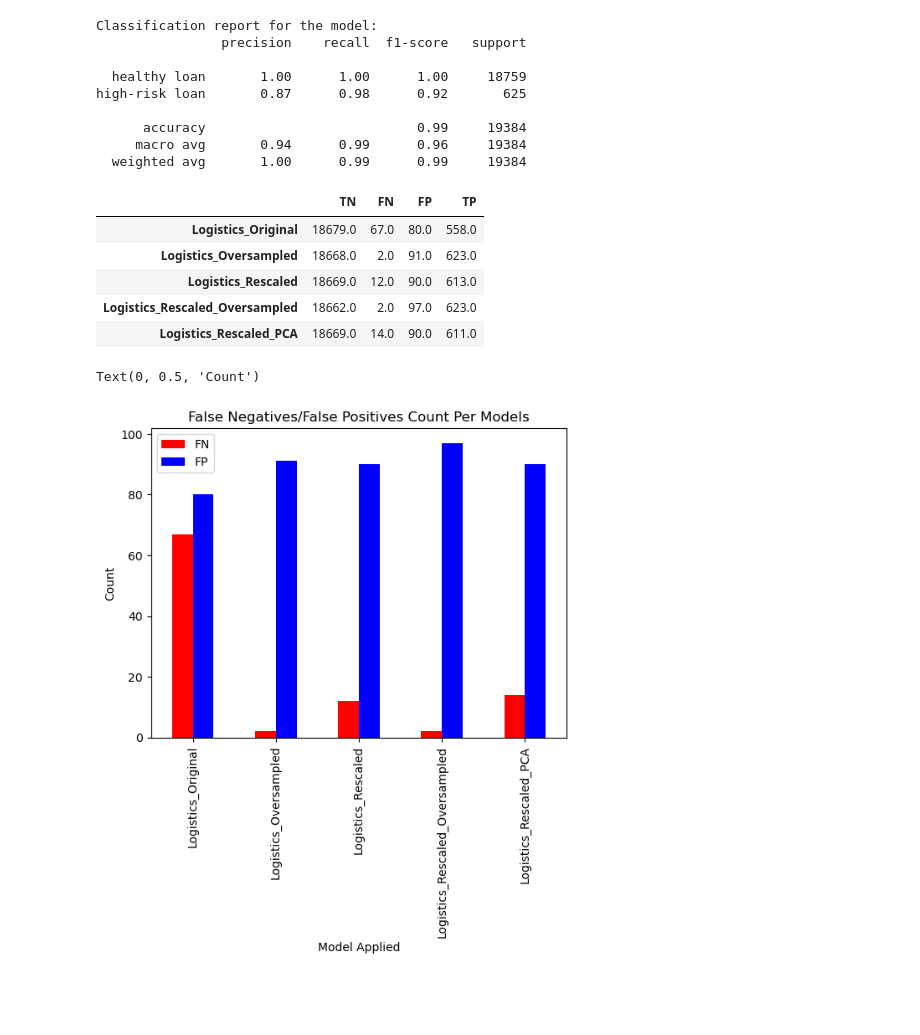
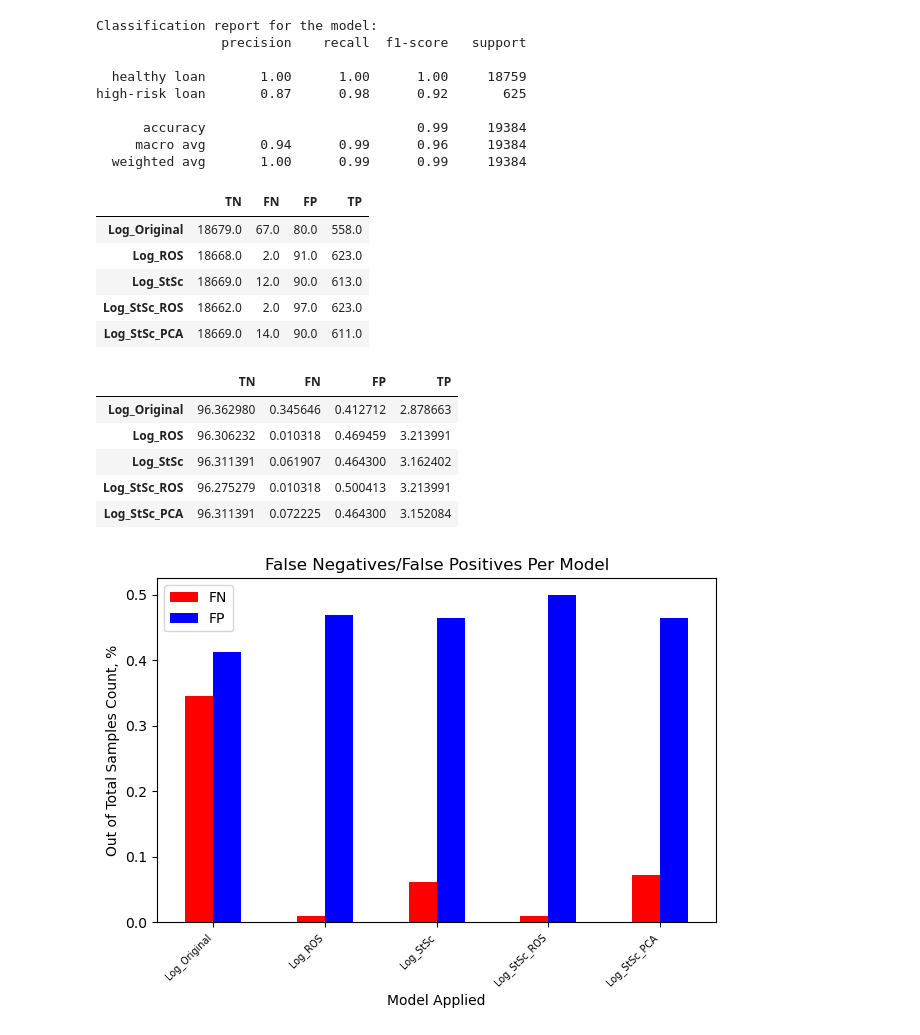
Before and after one commit to ValentynaK17/credit-risk-classification, a Jupyter notebook: Credit_Risk/credit_risk_classification.ipynb, the cells around one changed output. Cells and saved outputs as stored; diff of their text form; code cells hidden in the pictures; blank space fills up the shorter version.

Commit message:
adjusted comments + plot % instead of count

```diff
--- a/Credit_Risk/credit_risk_classification.ipynb
+++ b/Credit_Risk/credit_risk_classification.ipynb
@@ -408,7 +414,7 @@ high-risk loan       0.87      1.00      0.93       625
   weighted avg       1.00      0.99      1.00     19384
 # %%
 # Extend the dataframe with confusion matrix data for the model
-confusions_m_df=populate_df_conf_m(conf_m,confusions_m_df,'Logistics_Rescaled_Oversampled')
+confusions_m_df=populate_df_conf_m(conf_m,confusions_m_df,'Log_StSc_ROS')
 confusions_m_df
 # %% [output]
 |  | TN | FN | FP | TP |
@@ -436,7 +442,7 @@ array([[ 1.50211599,  0.56907337, -0.14757533],
        [ 1.5601859 ,  0.54981132, -0.15218264]])
 # %%
 # predict the output for reduced features number
-predictions_df=logistics_regression(pca_X, y)
+predictions_df=logistic_regression(pca_X, y)
 predictions_df.head()
 # %% [output]
 |  | predicted | expected |
@@ -464,22 +470,43 @@ high-risk loan       0.87      0.98      0.92       625
   weighted avg       1.00      0.99      0.99     19384
 # %%
 # Extend the dataframe with confusion matrix data for the model
-confusions_m_df=populate_df_conf_m(conf_m,confusions_m_df,'Logistics_Rescaled_PCA')
+confusions_m_df=populate_df_conf_m(conf_m,confusions_m_df,'Log_StSc_PCA')
 confusions_m_df
 # %% [output]
 |  | TN | FN | FP | TP |
-| Logistics_Original | 18679.0 | 67.0 | 80.0 | 558.0 |
-| Logistics_Oversampled | 18668.0 | 2.0 | 91.0 | 623.0 |
-| Logistics_Rescaled | 18669.0 | 12.0 | 90.0 | 613.0 |
-| Logistics_Rescaled_Oversampled | 18662.0 | 2.0 | 97.0 | 623.0 |
-| Logistics_Rescaled_PCA | 18669.0 | 14.0 | 90.0 | 611.0 |
+| Log_Original | 18679.0 | 67.0 | 80.0 | 558.0 |
+| Log_ROS | 18668.0 | 2.0 | 91.0 | 623.0 |
+| Log_StSc | 18669.0 | 12.0 | 90.0 | 613.0 |
+| Log_StSc_ROS | 18662.0 | 2.0 | 97.0 | 623.0 |
+| Log_StSc_PCA | 18669.0 | 14.0 | 90.0 | 611.0 |
+# %%
+# Adjust a matrix to show % out of total samples instead of count
+for index, row in confusions_m_df.iterrows():
+    cols=['TN','FN','FP','TP']
+    total_s=0
+    for i in cols:
+        total_s+=row[i]
+    for i in cols:
+        confusions_m_df.loc[index,i]=100*row[i]/total_s
+
+confusions_m_df
+# %% [output]
+|  | TN | FN | FP | TP |
+| Log_Original | 96.362980 | 0.345646 | 0.412712 | 2.878663 |
+| Log_ROS | 96.306232 | 0.010318 | 0.469459 | 3.213991 |
+| Log_StSc | 96.311391 | 0.061907 | 0.464300 | 3.162402 |
+| Log_StSc_ROS | 96.275279 | 0.010318 | 0.500413 | 3.213991 |
+| Log_StSc_PCA | 96.311391 | 0.072225 | 0.464300 | 3.152084 |
 # %%
 # Plot incorrectly predicted values to compare models output errors
 ax = confusions_m_df[['FN', 'FP']].plot.bar(color=['red', 'blue'])
 
-ax.set_title("False Negatives/False Positives Count Per Models")
+ax.set_title("False Negatives/False Positives Per Model")
 ax.set_xlabel("Model Applied")
-ax.set_ylabel("Count")
+ax.set_ylabel("Out of Total Samples Count, %")
+ax.set_xticklabels(ax.get_xticklabels(), rotation=45, horizontalalignment='right', fontsize=7)
+plt.tight_layout()
+fig = ax.get_figure()
+fig.savefig("Output/Model_Output_Comparison.png")
 # %% [output]
-Text(0, 0.5, 'Count')
-[figure, old version]
+[figure, new version]
```
Also changed, not shown: parts of 16 cells of this notebook, 3 other files.
